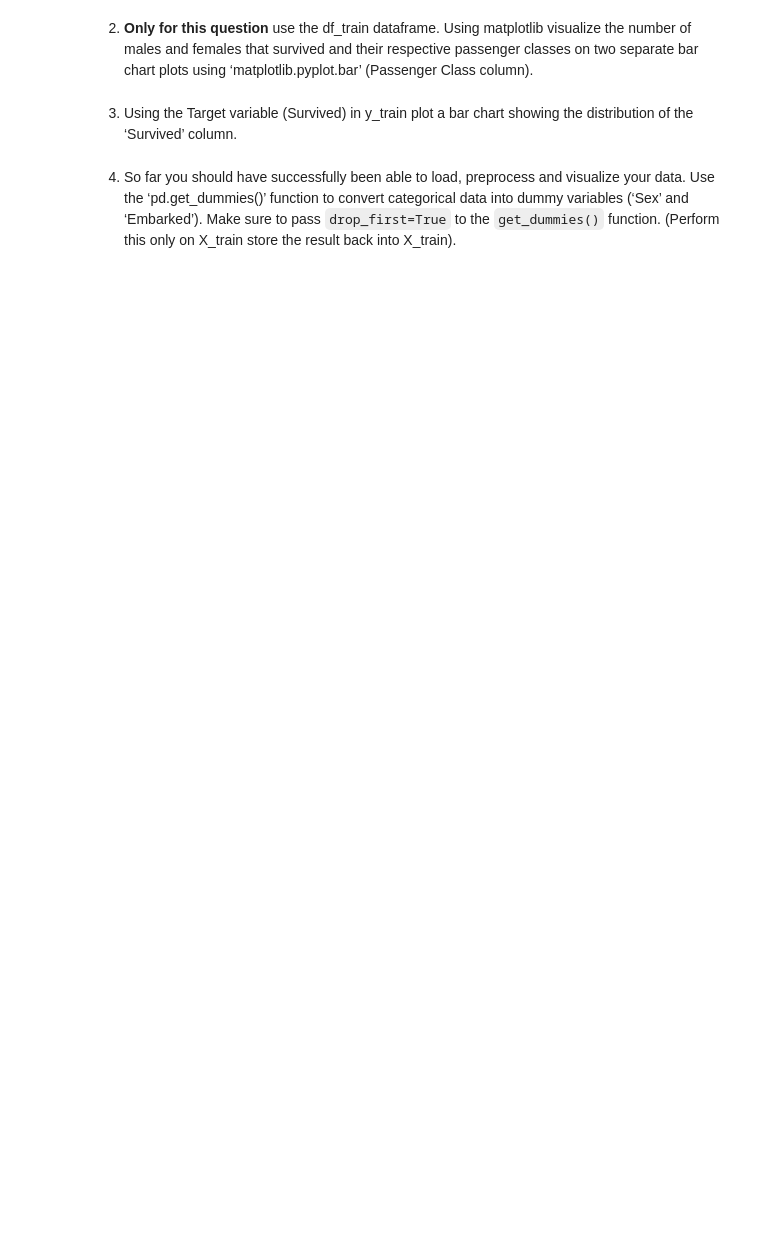
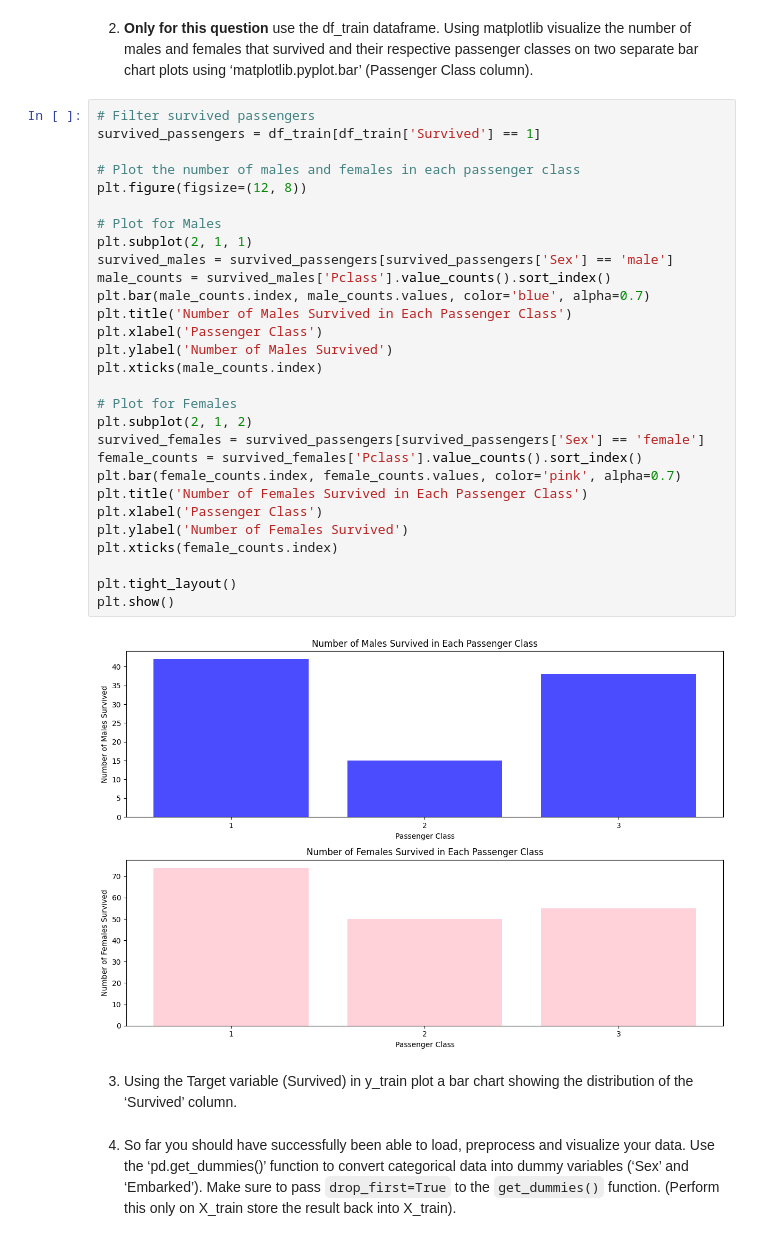
Before and after one commit to RealOkabe/CS-556-Mathematical-Foundations-of-Machine-Learning, a Jupyter notebook: HW3/Q2/Q2.ipynb, the cells around one changed output. Saved outputs shown, nothing was run; the diff lists cells and outputs as text; blank space fills up the shorter version.

```diff
--- a/HW3/Q2/Q2.ipynb
+++ b/HW3/Q2/Q2.ipynb
@@ -128,5 +115,36 @@ df_train.dropna()
 # %% [markdown]
 2. **Only for this question** use the df_train dataframe. Using matplotlib visualize the number of males and females that survived and their respective passenger classes on two separate bar chart plots using ‘matplotlib.pyplot.bar’ (Passenger Class column).
+# %%
+# Filter survived passengers
+survived_passengers = df_train[df_train['Survived'] == 1]
+
+# Plot the number of males and females in each passenger class
+plt.figure(figsize=(12, 8))
+
+# Plot for Males
+plt.subplot(2, 1, 1)
+survived_males = survived_passengers[survived_passengers['Sex'] == 'male']
+male_counts = survived_males['Pclass'].value_counts().sort_index()
+plt.bar(male_counts.index, male_counts.values, color='blue', alpha=0.7)
+plt.title('Number of Males Survived in Each Passenger Class')
+plt.xlabel('Passenger Class')
+plt.ylabel('Number of Males Survived')
+plt.xticks(male_counts.index)
+
+# Plot for Females
+plt.subplot(2, 1, 2)
+survived_females = survived_passengers[survived_passengers['Sex'] == 'female']
+female_counts = survived_females['Pclass'].value_counts().sort_index()
+plt.bar(female_counts.index, female_counts.values, color='pink', alpha=0.7)
+plt.title('Number of Females Survived in Each Passenger Class')
+plt.xlabel('Passenger Class')
+plt.ylabel('Number of Females Survived')
+plt.xticks(female_counts.index)
+
+plt.tight_layout()
+plt.show()
+# %% [output]
+[figure, added]
 # %% [markdown]
 3. Using the Target variable (Survived) in y_train plot a bar chart showing the distribution of the ‘Survived’ column.
 # %% [markdown]
```
Also changed, not shown: parts of 20 cells of this notebook.
